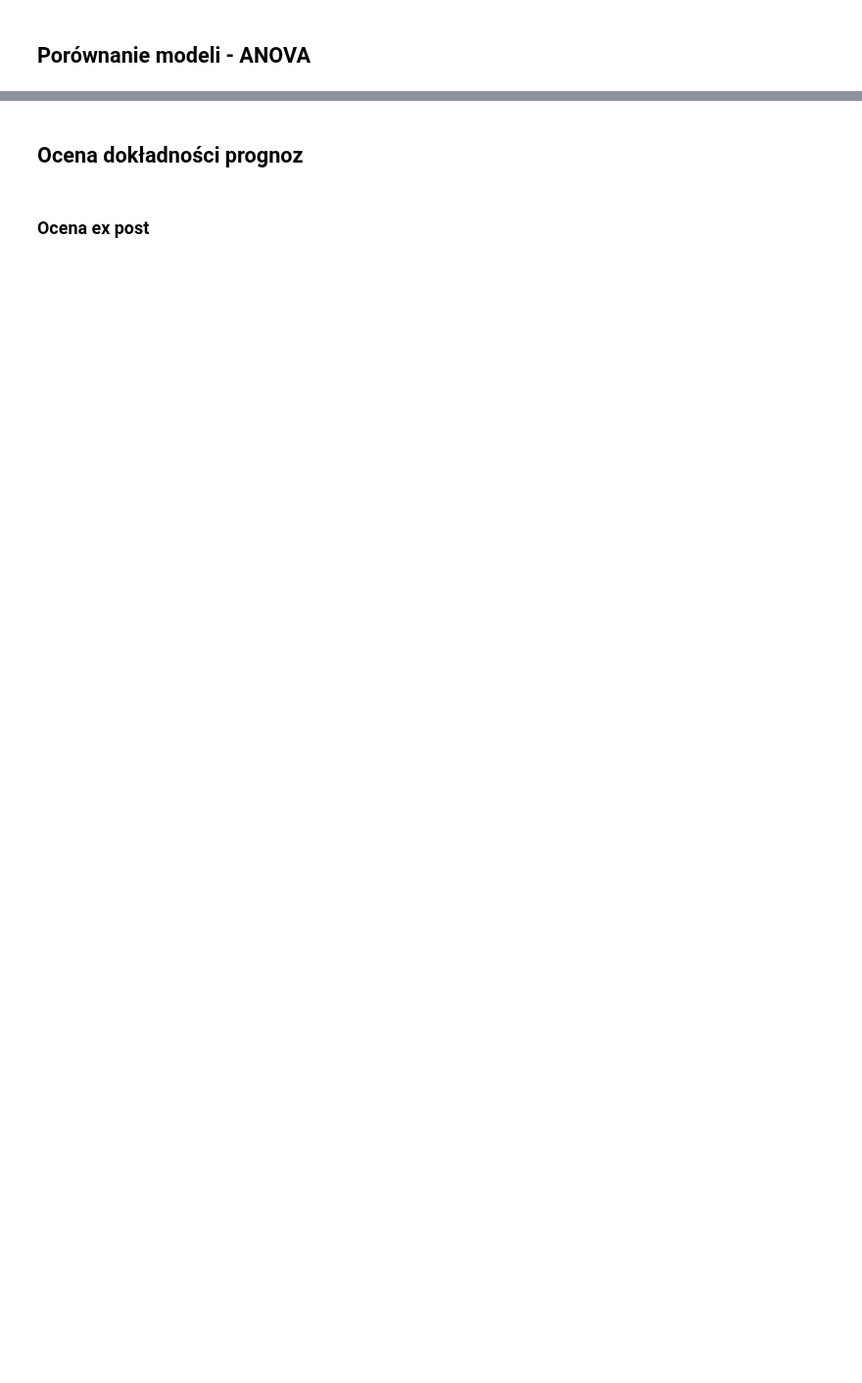
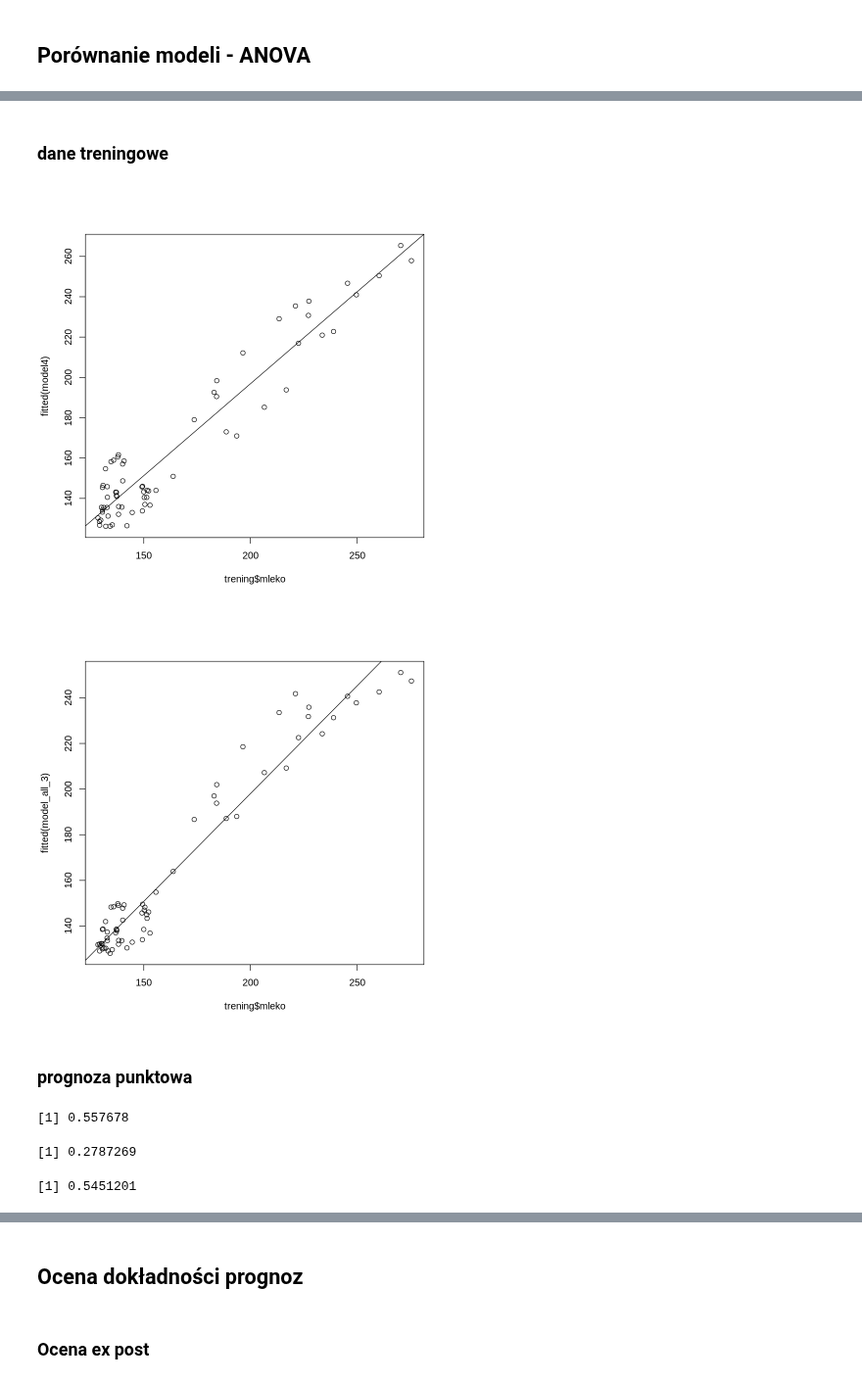
Before and after one commit to plo17/econometric_model, a Jupyter notebook: model_ekonometryczny.ipynb, the cells around one changed output, grey strips where cells are left out. Shown at 98% size. Saved outputs shown, nothing was run; the diff lists cells and outputs as text; code cells hidden in the pictures; blank space fills up the shorter version.

```diff
--- a/model_ekonometryczny.ipynb
+++ b/model_ekonometryczny.ipynb
@@ -631,0 +646,30 @@ anova(model_auto, model4)
+# %% [markdown]
+### dane treningowe
+# %%
+plot(trening$mleko, fitted(model4))
+abline(lm(fitted(model4)~trening$mleko))
+
+plot(trening$mleko, fitted(model_all_3))
+abline(lm(fitted(model_all_3)~trening$mleko))
+# %% [output]
+[figure, added]
+[figure, added]
+# %% [markdown]
+### prognoza punktowa
+# %%
+a <- lm(mleko~., data = trening)
+pred <- predict(a, newdata=test)
+cor(test$mleko, pred)
+# %% [output]
+[1] 0.557678
+# %%
+pred_test4 <- predict(model4, newdata=test)
+pred_test_all_3 <- predict(model_all_3, newdata=test)
+
+cor_test4 <- cor(test$mleko, pred_test4 )
+cor_all_3 <- cor(test$mleko, pred_test_all_3)
+cor_test4
+cor_all_3
+# %% [output]
+[1] 0.2787269
+[1] 0.5451201
```
Also changed, not shown: parts of 13 cells of this notebook.
